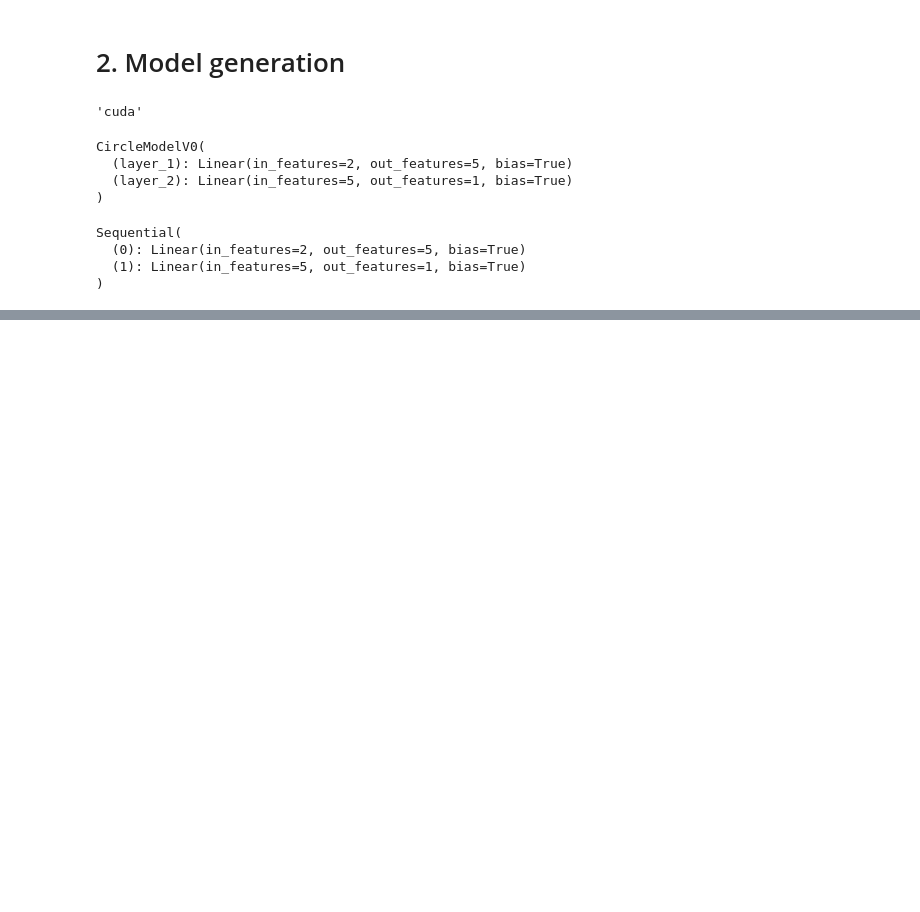
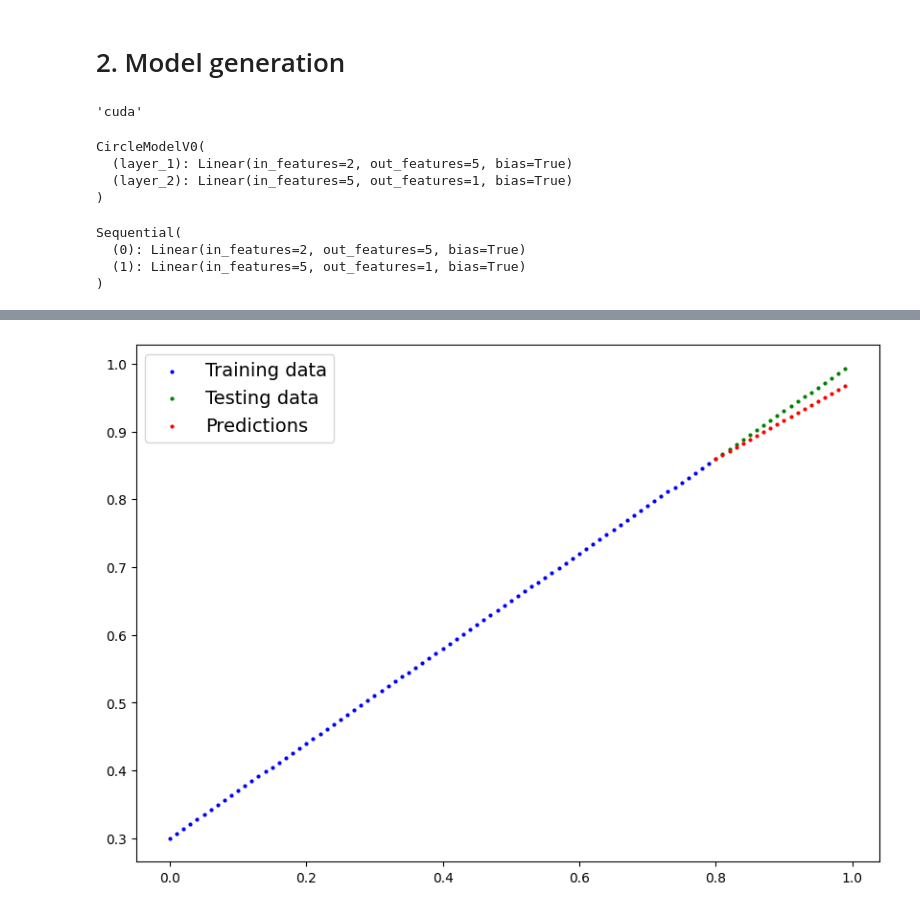
Before and after one commit to kla55/Pytorch_learning, a Jupyter notebook: Pytorch_youtube/FreeCodeAcademy/02_pytorch_classification.ipynb, the cells around one changed output, grey strips where cells are left out. Saved outputs shown, nothing was run; the diff lists cells and outputs as text; code cells hidden in the pictures; blank space fills up the shorter version.

```diff
--- a/Pytorch_youtube/FreeCodeAcademy/02_pytorch_classification.ipynb
+++ b/Pytorch_youtube/FreeCodeAcademy/02_pytorch_classification.ipynb
@@ -190,0 +317,10 @@ tensor([[0.2578],
+# %%
+model_2 = nn.Sequential(
+    nn.Linear(in_features=1, out_features=10),
+    nn.Linear(in_features=10, out_features=10),
+    nn.Linear(in_features=10, out_features=1)
+).to(device)
+
+# Loss and optimizer
+loss_fn = nn.L1Loss()
+optimizer = torch.optim.SGD(model_2.parameters(), lr=0.1)
@@ -190,0 +377,17 @@ tensor([[0.2578],
+# %%
+model_2.eval()
+with torch.inference_mode():
+  # 1. Forward pass
+  y_preds = model_2(X_test_regression)
+  y_preds = y_preds.cpu().numpy()
+
+
+# Plot data and predictions with data on the CPU (matplotlib can't handle data on the GPU)
+# (try removing .cpu() from one of the below and see what happens)
+plot_predictions(train_data=X_train_regression.cpu().numpy(),
+                 train_labels=y_train_regression.cpu().numpy(),
+                 test_data=X_test_regression.cpu().numpy(),
+                 test_labels=y_test_regression.cpu().numpy(),
+                 predictions=y_preds);
+# %% [output]
+[figure, added]
```
Also changed, not shown: parts of 29 cells of this notebook.
